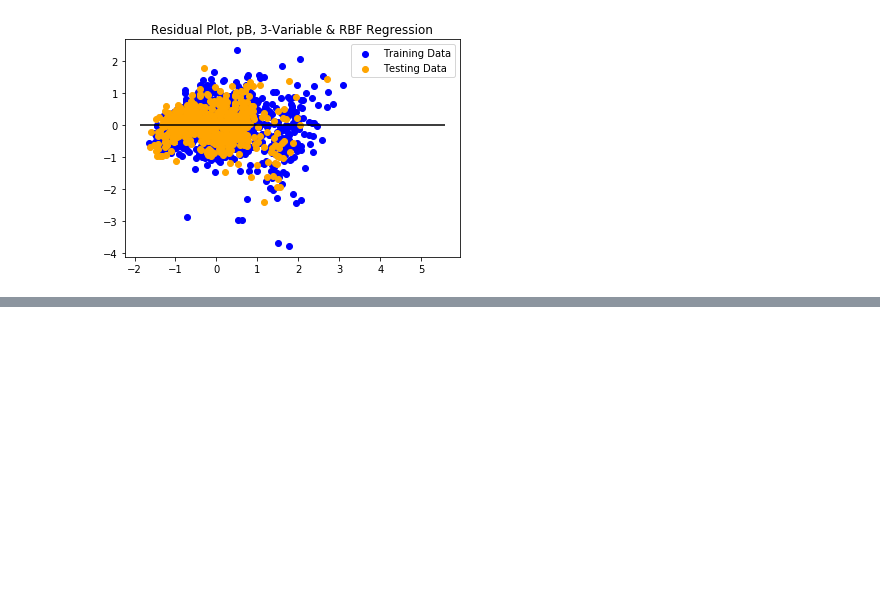
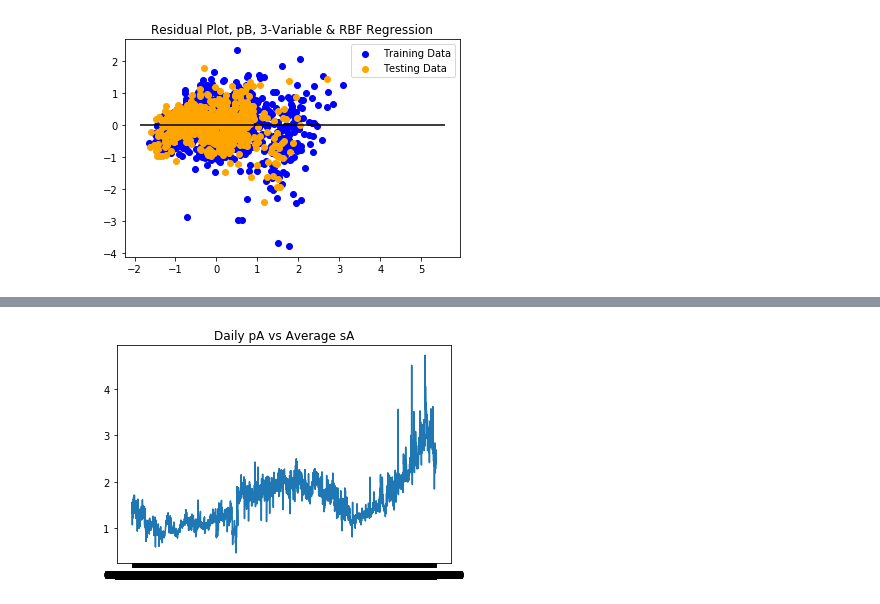
Before and after one commit to ngoodweiler/Data-Analytics-Final_Project, a Jupyter notebook: hypertuning.ipynb, the cells around one changed output, grey strips where cells are left out. Drawn from its saved outputs; the diff is of its cells as text; code cells hidden in the pictures; blank space fills up the shorter version.

Commit message:
graphed pB, however realized some of the data is incorrect and needs to be corrected in the Resource files

```diff
--- a/hypertuning.ipynb
+++ b/hypertuning.ipynb
@@ -219,0 +208,6 @@ daily_pB['Error'] = daily_pB['Predicted_pB'] - daily_pB['pB']
+# %%
+from datetime import datetime
+daily_pB['datestring'] = daily_pB['datestring'].astype(str)
+datetime_list = []
+for i in range(len(daily_pB)):
+    datetime_list.append(datetime.strptime(daily_pB['datestring'][i],'%Y%m%d').strftime('%m/%d/%Y'))
@@ -219,0 +228,3 @@ daily_pB['Error'] = daily_pB['Predicted_pB'] - daily_pB['pB']
+# %%
+daily_pB['datetime'] = datetime_list
+daily_pB
@@ -219,0 +245,6 @@ daily_pB['Error'] = daily_pB['Predicted_pB'] - daily_pB['pB']
+# %%
+plt.plot(daily_pB['datetime'],daily_pB['pB'])
+plt.title('Daily pA vs Average sA')
+plt.show()
+# %% [output]
+[figure, added]
```
Also changed, not shown: parts of 5 cells of this notebook.
